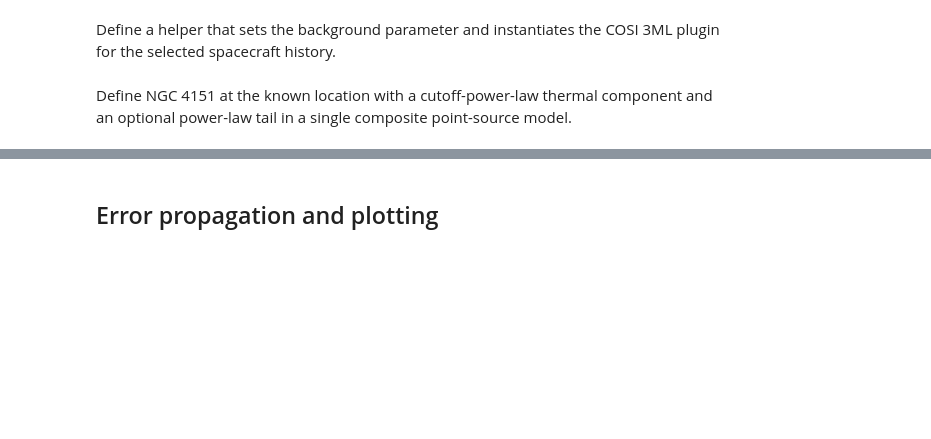
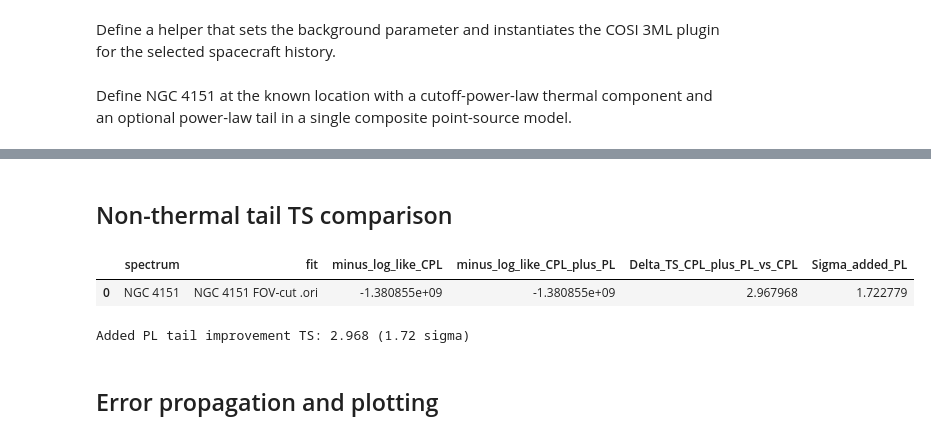
Before and after one commit to parshadkp/cosipy, a Jupyter notebook: docs/tutorials/spectral_fits/continuum_fit/AGN/AGN_Corona_DC4_SubMethod.ipynb, the cells around one changed output, grey strips where cells are left out. Cells and saved outputs as stored; diff of their text form; code cells hidden in the pictures; blank space fills up the shorter version.

```diff
--- a/docs/tutorials/spectral_fits/continuum_fit/AGN/AGN_Corona_DC4_SubMethod.ipynb
+++ b/docs/tutorials/spectral_fits/continuum_fit/AGN/AGN_Corona_DC4_SubMethod.ipynb
@@ -453,3 +496,50 @@ Values of statistical measures:
+# %% [markdown]
+## Non-thermal tail TS comparison
+# %%
+def get_likelihood_statistic(joint_likelihood):
+    statistic_frame = joint_likelihood.results.get_statistic_frame()
+    statistic_series = statistic_frame["-log(likelihood)"]
+
+    if "total" in statistic_series.index:
+        return float(statistic_series.loc["total"])
+
+    return float(statistic_series.sum())
+
+
+def model_improvement_ts(reference_likelihood, test_likelihood):
+    return 2.0 * (
+        get_likelihood_statistic(reference_likelihood)
+        - get_likelihood_statistic(test_likelihood)
+    )
+
+
+stat_cpl = get_likelihood_statistic(cpl_only_fit["like"])
+stat_cpl_pl = get_likelihood_statistic(cpl_pl_fit["like"])
+TS_cpl_pl_vs_cpl = model_improvement_ts(cpl_only_fit["like"], cpl_pl_fit["like"])
+tail_detection_sigma = np.sqrt(max(TS_cpl_pl_vs_cpl, 0.0))
+
+tail_ts_comparison = pd.DataFrame(
+    [
+        {
+            "spectrum": source_label,
+            "fit": orientation_label,
+            "minus_log_like_CPL": stat_cpl,
+            "minus_log_like_CPL_plus_PL": stat_cpl_pl,
+            "Delta_TS_CPL_plus_PL_vs_CPL": TS_cpl_pl_vs_cpl,
+            "Sigma_added_PL": tail_detection_sigma,
+        }
+    ]
+)
+
+display(tail_ts_comparison)
+print(
+    "Added PL tail improvement TS: "
+    f"{TS_cpl_pl_vs_cpl:.3f} ({tail_detection_sigma:.2f} sigma)"
+)
+# %% [output]
+|  | spectrum | fit | minus_log_like_CPL | minus_log_like_CPL_plus_PL | Delta_TS_CPL_plus_PL_vs_CPL | Sigma_added_PL |
+| 0 | NGC 4151 | NGC 4151 FOV-cut .ori | -1.380855e+09 | -1.380855e+09 | 2.967968 | 1.722779 |
+Added PL tail improvement TS: 2.968 (1.72 sigma)
 # %% [markdown]
 ## Error propagation and plotting
 # %% [markdown]
```
Also changed, not shown: parts of 13 cells of this notebook, 1 other file.
